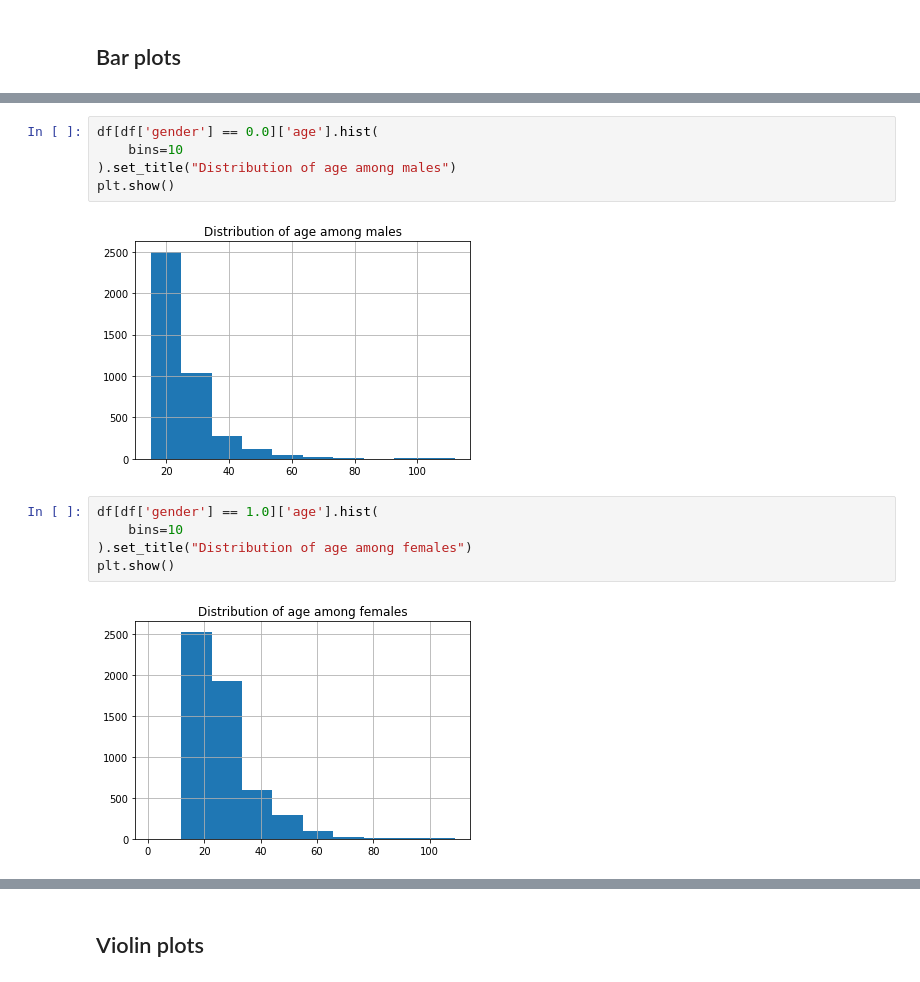
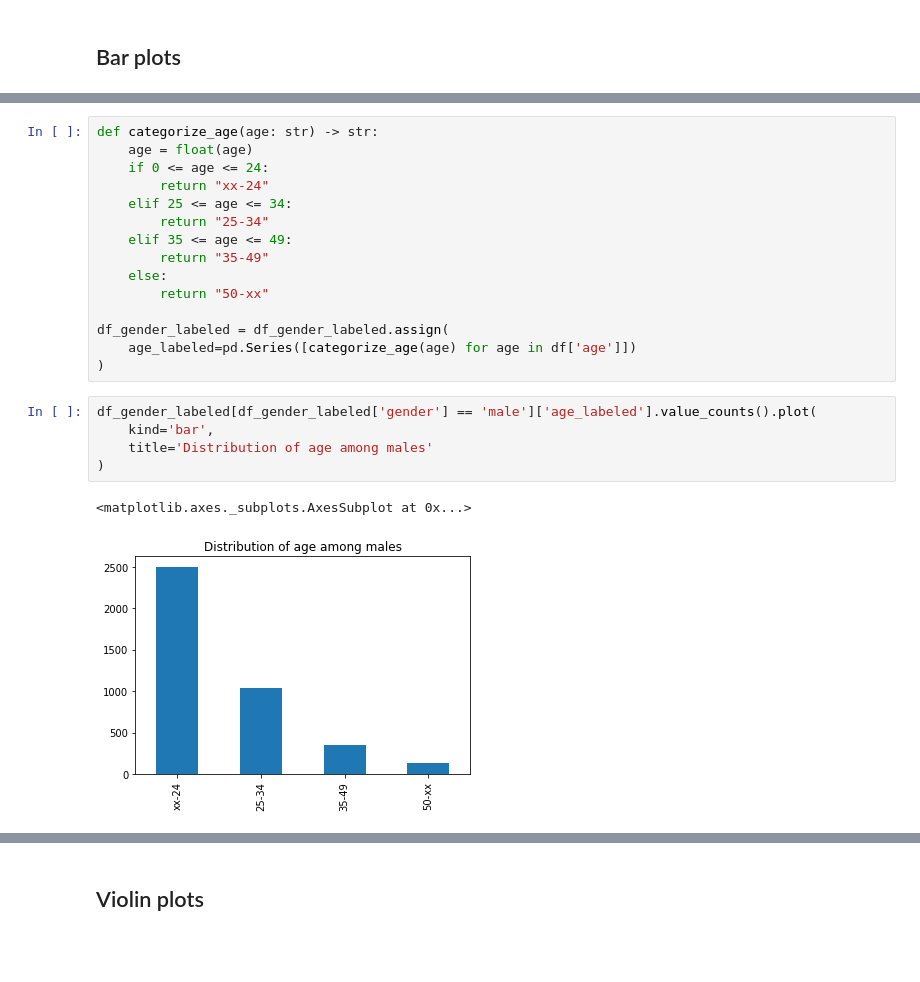
Before and after one commit to k1c/Facebook-User-Predictions, a Jupyter notebook: notebooks/Profile.ipynb, the cells around one changed output, grey strips where cells are left out. Saved outputs shown, nothing was run; the diff lists cells and outputs as text; blank space fills up the shorter version.

```diff
--- a/notebooks/Profile.ipynb
+++ b/notebooks/Profile.ipynb
@@ -66,14 +72,23 @@ df_gender_labeled['gender'].value_counts().plot(
-# %%
-df[df['gender'] == 0.0]['age'].hist(
-    bins=10
-).set_title("Distribution of age among males")
-plt.show()
-# %% [output]
-[figure, removed]
-# %%
-df[df['gender'] == 1.0]['age'].hist(
-    bins=10
-).set_title("Distribution of age among females")
-plt.show()
-# %% [output]
-[figure, removed]
+# %%
+def categorize_age(age: str) -> str:
+    age = float(age)
+    if 0 <= age <= 24:
+        return "xx-24"
+    elif 25 <= age <= 34:
+        return "25-34"
+    elif 35 <= age <= 49:
+        return "35-49"
+    else:
+        return "50-xx"
+
+df_gender_labeled = df_gender_labeled.assign(
+    age_labeled=pd.Series([categorize_age(age) for age in df['age']])
+)
+# %%
+df_gender_labeled[df_gender_labeled['gender'] == 'male']['age_labeled'].value_counts().plot(
+    kind='bar',
+    title='Distribution of age among males'
+)
+# %% [output]
+<matplotlib.axes._subplots.AxesSubplot at 0x...>
+[figure, added]
```
Also changed, not shown: parts of 11 cells of this notebook, 1 other file.
